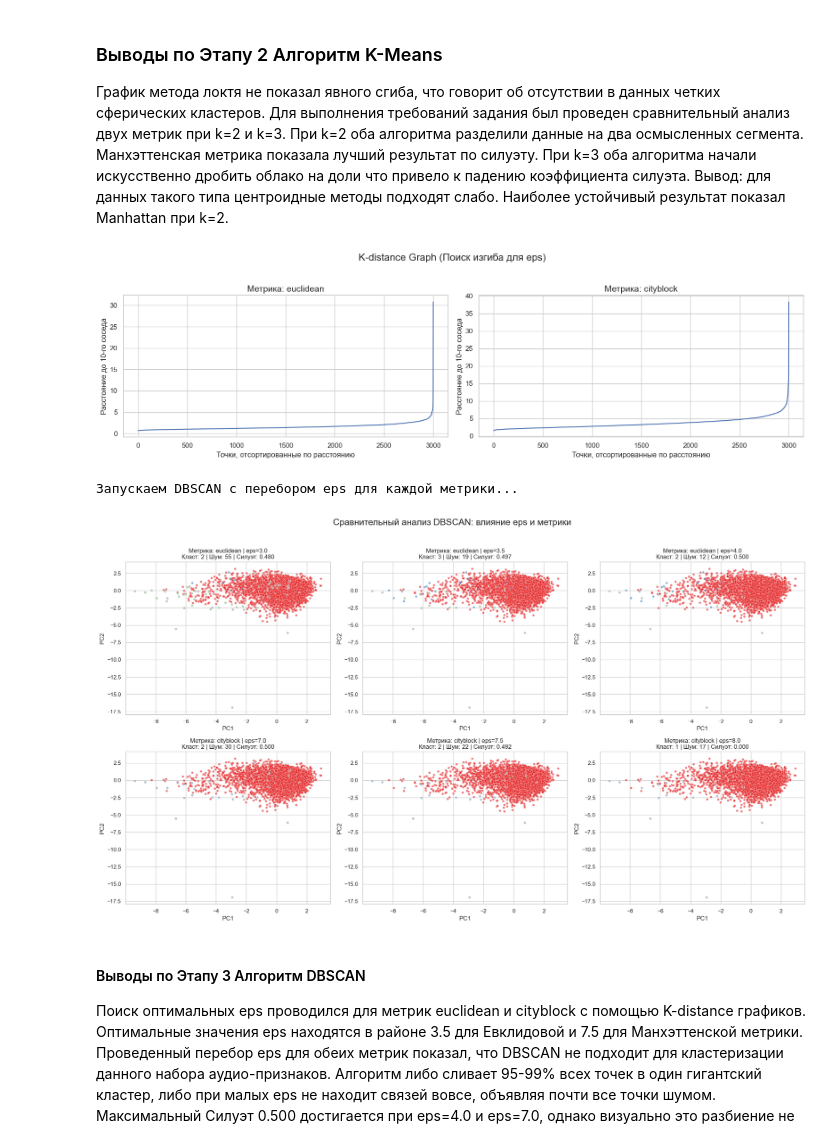
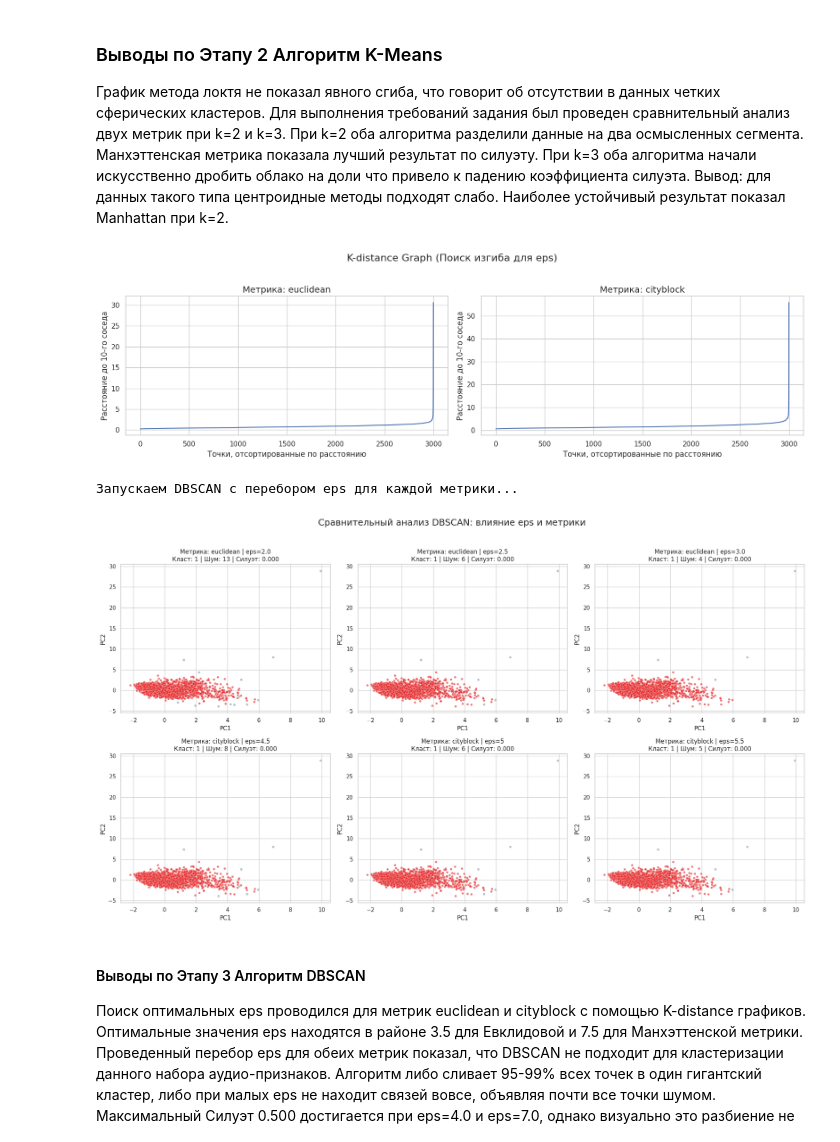
Before and after one commit to danyasedoy/UNI_MAD, a Jupyter notebook: LABWORK_4.ipynb, the cells around one changed output. Saved outputs shown, nothing was run; the diff lists cells and outputs as text; code cells hidden in the pictures.

```diff
--- a/LABWORK_4.ipynb
+++ b/LABWORK_4.ipynb
@@ -51,7 +85,7 @@ for i, method in enumerate(methods):
     for j, metric in enumerate(metrics):
         # Вычисляем матрицу связей (Z)
         # Алгоритм строит дерево, попарно соединяя все 3000 точек
-        Z = linkage(X, method=method, metric=metric)
+        Z = linkage(X_for_clustering, method=method, metric=metric)
 
         # Сохраняем в словарь
         dict_key = f"{method}_{metric}"
@@ -83,17 +117,17 @@ from sklearn.decomposition import PCA
 # Для complete берем 3
 # Для товарища чебышева 4 отлично смотрится
 optimal_k = {
-    'single_euclidean': 2,
-    'single_cityblock': 2,
-    'single_chebyshev': 2,
+    'single_euclidean': 5,
+    'single_cityblock': 6,
+    'single_chebyshev': 4,
     'complete_euclidean': 3,
-    'complete_cityblock': 3,
+    'complete_cityblock': 5,
     'complete_chebyshev': 3
 }
 
 # Подготовим PCA, чтобы сжать 11 колонок в 2 координаты для рисования картинок
 pca_2d = PCA(n_components=2)
-X_pca_2d = pca_2d.fit_transform(X)
+X_pca_2d = pca_2d.fit_transform(X_for_clustering)
 
 fig, axes = plt.subplots(2, 3, figsize=(20, 12))
 fig.suptitle('Иерархическая кластеризация: Проекция на 2 главные компоненты (PCA)', fontsize=18)
@@ -109,10 +143,10 @@ for i, method in enumerate(methods):
         # Запускаем кластеризацию
         cluster_model = AgglomerativeClustering(n_clusters=k, linkage=method, metric=metric)
         # Получаем метки для каждого трека
-        cluster_labels = cluster_model.fit_predict(X)
+        cluster_labels = cluster_model.fit_predict(X_for_clustering)
 
         # Считаем коэффициент Силуэта
-        silhouette = silhouette_score(X, cluster_labels, metric=metric)
+        silhouette = silhouette_score(X_for_clustering, cluster_labels, metric=metric)
         results_hierarchical.append({
             'Алгоритм': 'Agglomerative (Иерархическая)',
             'Метод связи': method,
@@ -173,12 +207,12 @@ K_range = range(2, 11)
 for k in K_range:
     # K-Means Евклидова
     kmeans = KMeans(n_clusters=k, init='k-means++', random_state=42, n_init=10)
-    kmeans.fit(X)
+    kmeans.fit(X_for_clustering)
     wcss_euclidean.append(kmeans.inertia_)
 
     # K-Medoids Манхэттенская
     kmedoids = KMedoids(n_clusters=k, metric='manhattan', init='k-medoids++', random_state=42)
-    kmedoids.fit(X)
+    kmedoids.fit(X_for_clustering)
     wcss_manhattan.append(kmedoids.inertia_)
 
 # Строим графики локтя рядом
@@ -204,7 +238,7 @@ plt.show()
 # --- Этап 2, часть 2: Финальная кластеризация 2х2 (k vs Метрики) ---
 
 # Список k, которые мы сравниваем
-k_values_to_compare =[2, 3]
+k_values_to_compare =[4, 5]
 # Список метрик
 metrics_to_compare =['euclidean', 'manhattan']
 
@@ -227,10 +261,10 @@ for i, k in enumerate(k_values_to_compare):
         print(f"\nОбучаем {model_name} для k={k}...")
 
         # 1. Обучение
-        labels = model.fit_predict(X)
+        labels = model.fit_predict(X_for_clustering)
 
         # 2. Силуэт с СООТВЕТСТВУЮЩЕЙ метрикой
-        silhouette = silhouette_score(X, labels, metric=metric if metric != 'manhattan' else 'cityblock')
+        silhouette = silhouette_score(X_for_clustering, labels, metric=metric if metric != 'manhattan' else 'cityblock')
         print(f"Силуэт ({metric}): {silhouette:.3f}")
 
         results_kmeans.append({
@@ -294,8 +328,8 @@ fig.suptitle('K-distance Graph (Поиск изгиба для eps)', fontsize=1
 for i, metric in enumerate(metrics_dbscan):
     # Ищем 10-го соседа с нужной метрикой
     neighbors = NearestNeighbors(n_neighbors=min_pts, metric=metric)
-    neighbors_fit = neighbors.fit(X)
-    distances, indices = neighbors_fit.kneighbors(X)
+    neighbors_fit = neighbors.fit(X_for_clustering)
+    distances, indices = neighbors_fit.kneighbors(X_for_clustering)
 
     # Сортируем расстояния
     distances = np.sort(distances[:, min_pts-1], axis=0)
@@ -314,9 +348,9 @@ plt.show()
 print("\nЗапускаем DBSCAN с перебором eps для каждой метрики...")
 
 # Базовые значения eps, найденные по графикам K-distance
-base_eps_euclidean = 3.5
-base_eps_manhattan = 7.5
-min_pts = 10
+base_eps_euclidean = 2.5
+base_eps_manhattan = 5
+min_pts = 20
 
 # Списки метрик и eps для перебора
 params_to_test =[
@@ -336,7 +370,7 @@ for i, params in enumerate(params_to_test):
 
         # Обучаем DBSCAN
         dbscan = DBSCAN(eps=current_eps, min_samples=min_pts, metric=metric)
-        labels_db = dbscan.fit_predict(X)
+        labels_db = dbscan.fit_predict(X_for_clustering)
 
         # Считаем статистику
         n_clusters = len(set(labels_db)) - (1 if -1 in labels_db else 0)
@@ -344,42 +378,42 @@ for i, params in enumerate(params_to_test):
 
         mask = labels_db != -1
         if len(set(labels_db[mask])) > 1:
-            silhouette = silhouette_score(X[mask], labels_db[mask], metric=metric)
+            silhouette = silhouette_score(X_for_clustering[mask], labels_db[mask], metric=metric)
         else:
             silhouette = 0.0
 
         results_dbscan.append({
             'Алгоритм': 'DBSCAN',
             'Метрика': metric,
             'eps': current_eps,
             'Кластеров': n_clusters,
             'Шум (точек)': n_noise,
             'Силуэт': silhouette
         })
 
         # Визуализация
         ax = axes[i, j]
         sns.scatterplot(
             x=X_pca_2d[:, 0],
             y=X_pca_2d[:, 1],
             hue=labels_db.astype(str),
             palette='Set1', alpha=0.6, s=20, legend=False, ax=ax
         )
         # Шум красим серым поверх
         noise_mask = labels_db == -1
         ax.scatter(X_pca_2d[noise_mask, 0], X_pca_2d[noise_mask, 1], c='lightgrey', alpha=0.5, s=15)
 
         ax.set_title(f"Метрика: {metric} | eps={current_eps}\nКласт: {n_clusters} | Шум: {n_noise} | Силуэт: {silhouette:.3f}", fontsize=12)
         ax.set_xlabel('PC1')
         ax.set_ylabel('PC2')
         ax.grid(True)
 
 plt.tight_layout(rect=[0, 0.03, 1, 0.96])
 plt.show()
 # %% [output]
-[figure, old version]
+[figure, new version]
 Запускаем DBSCAN с перебором eps для каждой метрики...
-[figure, old version]
+[figure, new version]
 # %% [markdown]
 #### Выводы по Этапу 3 Алгоритм DBSCAN
 Поиск оптимальных eps проводился для метрик euclidean и cityblock с помощью K-distance графиков. Оптимальные значения eps находятся в районе 3.5 для Евклидовой и 7.5 для Манхэттенской метрики.
```
Also changed, not shown: parts of 7 cells of this notebook.
